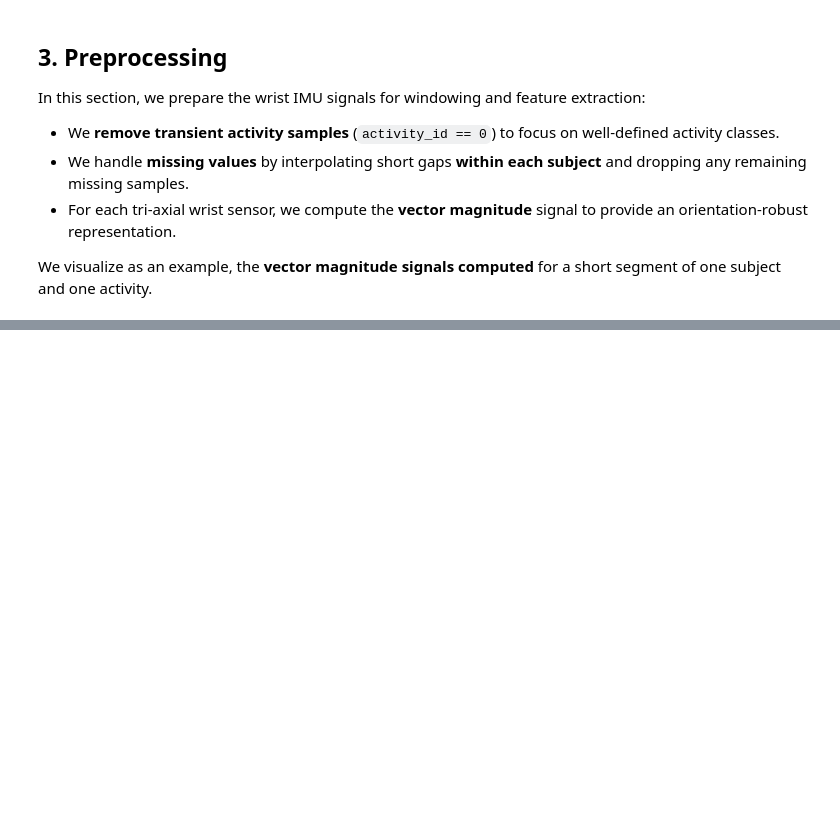
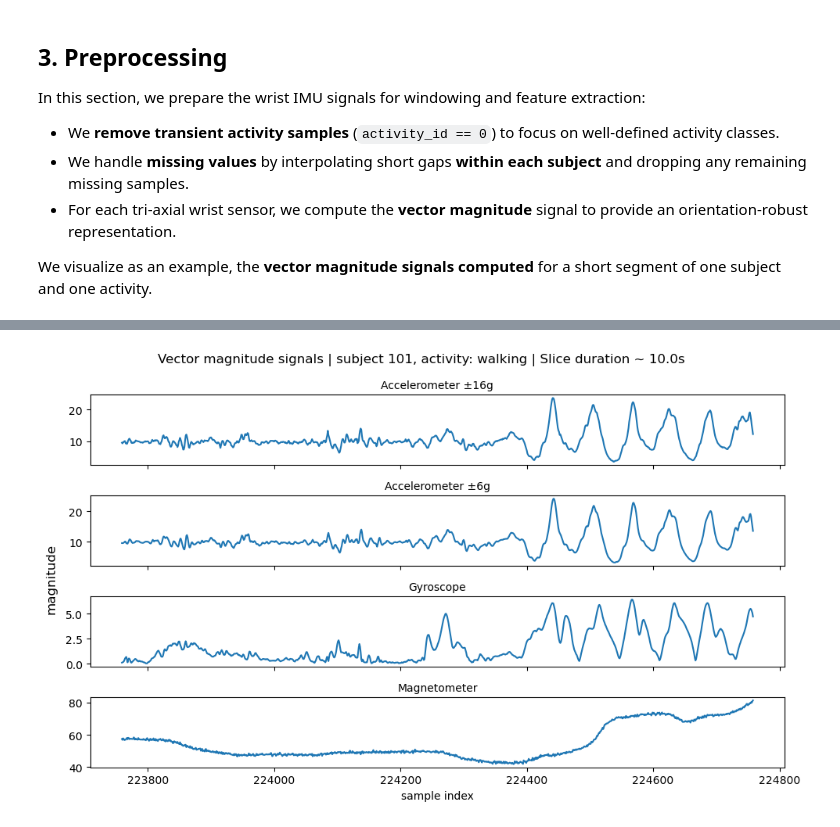
Before and after one commit to ChouaibB/wearables-ml-examples, a Jupyter notebook: notebooks/01_activity_recognition_from_wrist_imu_pamap2.ipynb, the cells around one changed output, grey strips where cells are left out. Saved outputs shown, nothing was run; the diff lists cells and outputs as text; code cells hidden in the pictures; blank space fills up the shorter version.

```diff
--- a/notebooks/01_activity_recognition_from_wrist_imu_pamap2.ipynb
+++ b/notebooks/01_activity_recognition_from_wrist_imu_pamap2.ipynb
@@ -182,0 +252,49 @@ We visualize as an example, the **vector magnitude signals computed** for a shor
+# %%
+# --- Example Visualization (one subject, one activity) ---
+
+# Selecting an example subject and activity
+example_subject = 101 # subject_id: 101-109
+example_activity = 4  # choose from ACTIVITY_MAP keys (e.g., 4 = walking)
+
+example = data[
+    (data["subject_id"] == example_subject) &
+    (data["activity_id"] == example_activity)
+]
+
+if example.empty:
+    raise ValueError(
+        f"Activity {example_activity} ({ACTIVITY_MAP.get(example_activity, 'unknown')}) "
+        f"not found for subject {example_subject}"
+    )
+
+example = example.iloc[:1000]
+
+fig, axes = plt.subplots(4, 1, figsize=(10, 6), sharex=True, sharey=False)
+
+signals = [
+    ("hand_acc16_mag", "Accelerometer ±16g"),
+    ("hand_acc6_mag",  "Accelerometer ±6g"),
+    ("hand_gyro_mag",  "Gyroscope"),
+    ("hand_mag_mag",   "Magnetometer"),
+]
+
+for ax, (col, subtitle) in zip(axes, signals):
+    ax.plot(example[col])
+    ax.set_title(subtitle, fontsize=10)
+    ax.set_ylabel("")
+
+activity_name = ACTIVITY_MAP.get(example_activity, str(example_activity))
+axes[-1].set_xlabel("sample index")
+duration_s = float(example["timestamp_s"].iloc[-1] - example["timestamp_s"].iloc[0])
+fig.suptitle(
+    f"Vector magnitude signals | subject {example_subject}, activity: {activity_name} | Slice duration ~ {duration_s:.1f}s",
+    y=0.98,
+)
+
+# one shared y-label
+fig.supylabel("magnitude")
+
+plt.tight_layout()
+plt.show()
+# %% [output]
+[figure, added]
```
Also changed, not shown: parts of 2 cells of this notebook.
